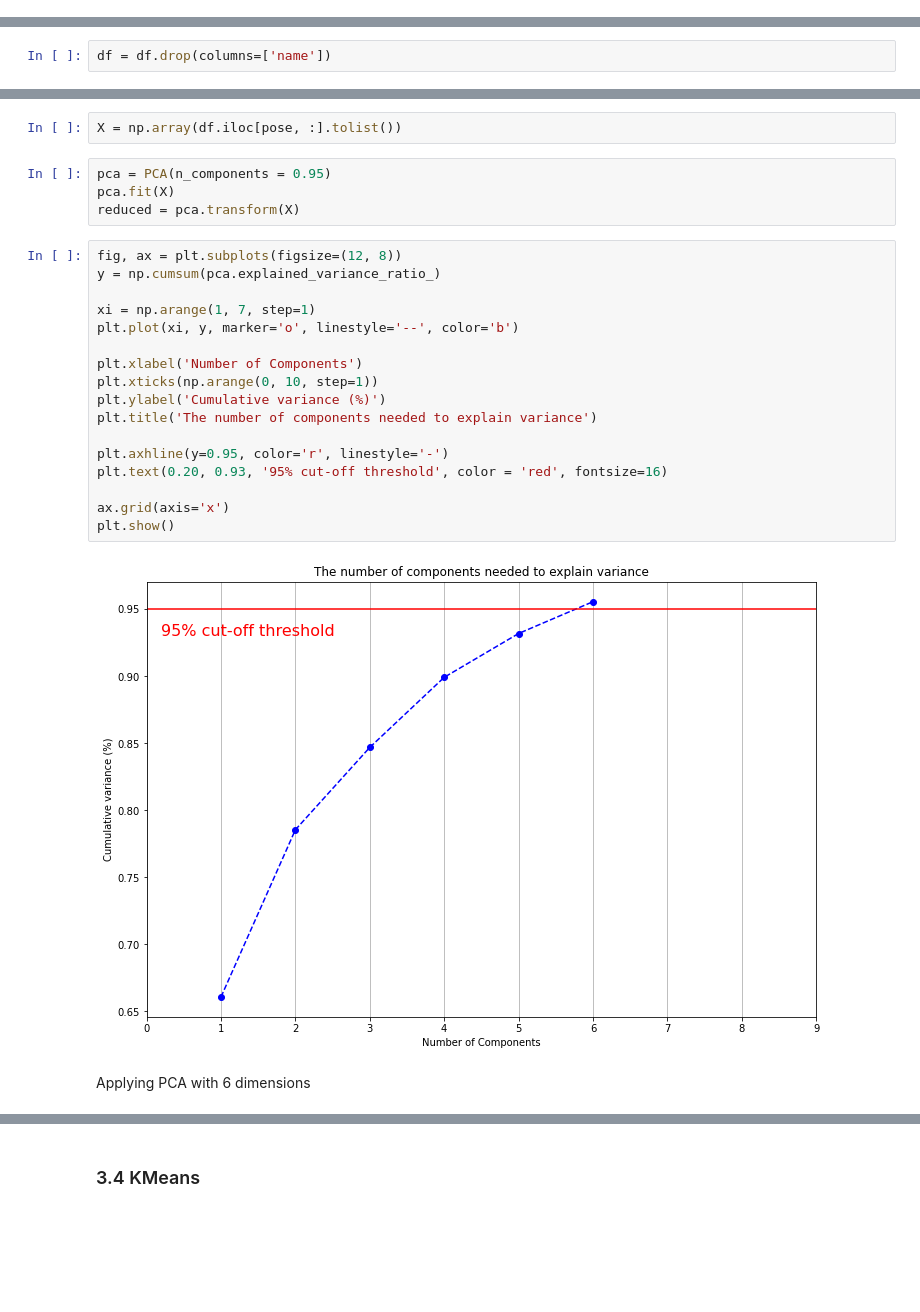
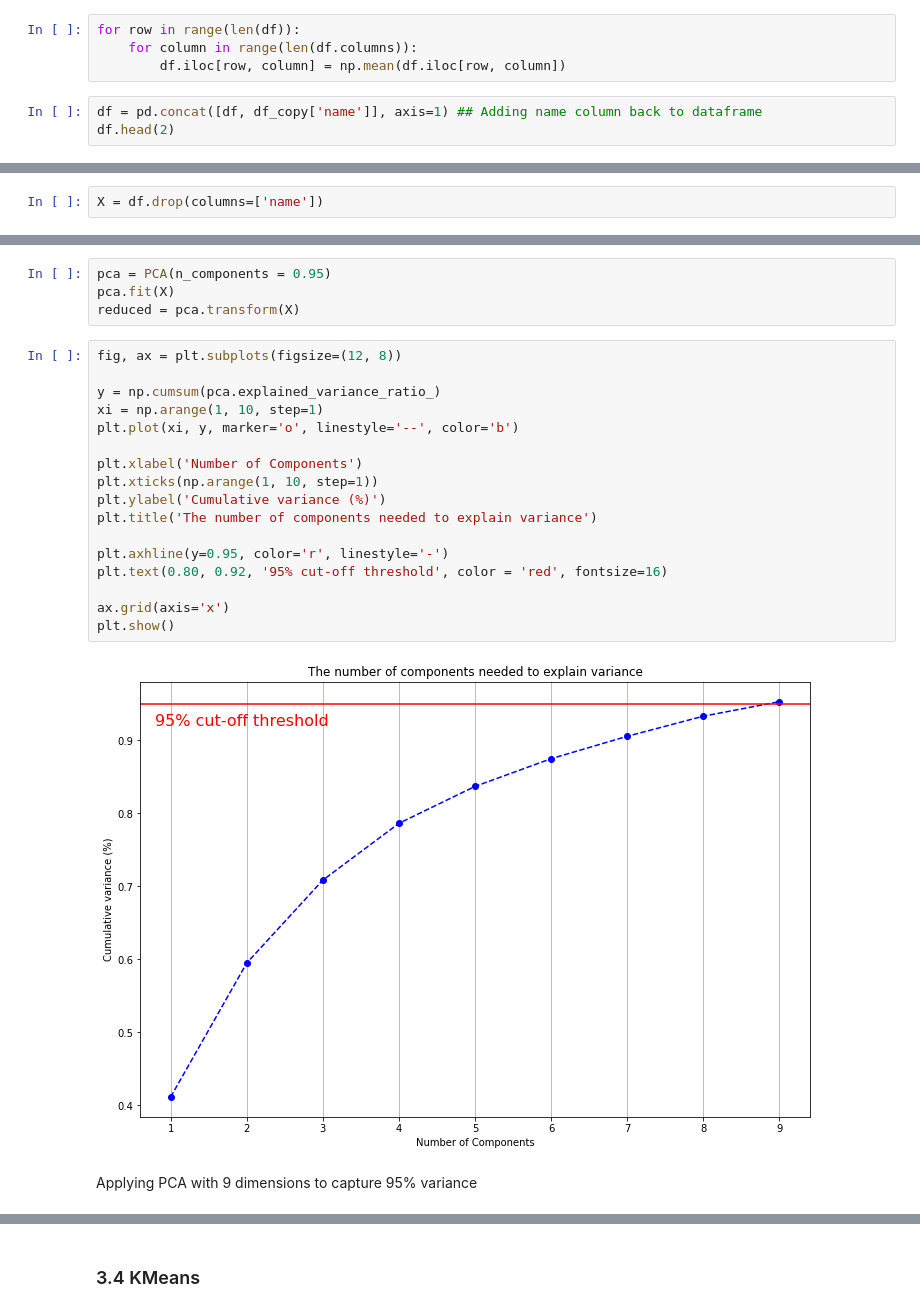
Before and after one commit to vineetver/Pose, a Jupyter notebook: Pose.ipynb, the cells around one changed output, grey strips where cells are left out. Drawn from its saved outputs; the diff is of its cells as text; blank space fills up the shorter version.

```diff
--- a/Pose.ipynb
+++ b/Pose.ipynb
@@ -232,0 +256,7 @@ In this section I will cluster similar joint movements and group them together.
+# %%
+for row in range(len(df)):
+    for column in range(len(df.columns)):
+        df.iloc[row, column] = np.mean(df.iloc[row, column])
+# %%
+df = pd.concat([df, df_copy['name']], axis=1) ## Adding name column back to dataframe
+df.head(2)
@@ -233,2 +272,2 @@ In this section I will cluster similar joint movements and group them together.
 # %%
-df = df.drop(columns=['name'])
+X = df.drop(columns=['name'])
@@ -292,28 +274,26 @@ To reduce dimensionality of time series data
-# %%
-X = np.array(df.iloc[pose, :].tolist())
 # %%
 pca = PCA(n_components = 0.95)
 pca.fit(X)
 reduced = pca.transform(X)
 # %%
 fig, ax = plt.subplots(figsize=(12, 8))
+
 y = np.cumsum(pca.explained_variance_ratio_)
-
-xi = np.arange(1, 7, step=1)
+xi = np.arange(1, 10, step=1)
 plt.plot(xi, y, marker='o', linestyle='--', color='b')
 
 plt.xlabel('Number of Components')
-plt.xticks(np.arange(0, 10, step=1))
+plt.xticks(np.arange(1, 10, step=1))
 plt.ylabel('Cumulative variance (%)')
 plt.title('The number of components needed to explain variance')
 
 plt.axhline(y=0.95, color='r', linestyle='-')
-plt.text(0.20, 0.93, '95% cut-off threshold', color = 'red', fontsize=16)
+plt.text(0.80, 0.92, '95% cut-off threshold', color = 'red', fontsize=16)
 
 ax.grid(axis='x')
 plt.show()
 # %% [output]
-[figure, old version]
+[figure, new version]
 # %% [markdown]
-Applying PCA with 6 dimensions
+Applying PCA with 9 dimensions to capture 95% variance
 # %%
```
Also changed, not shown: parts of 31 cells of this notebook, 1 other file.
